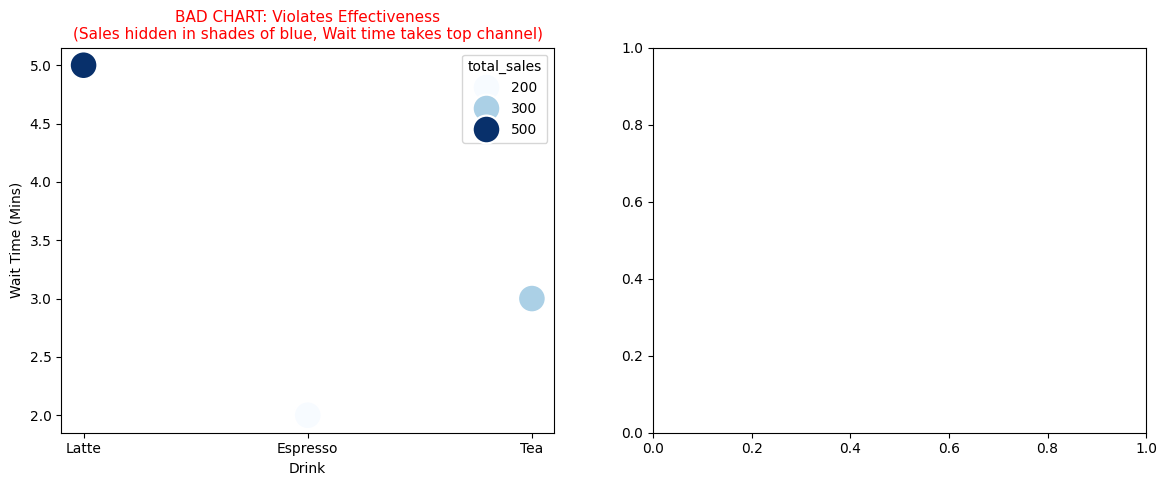
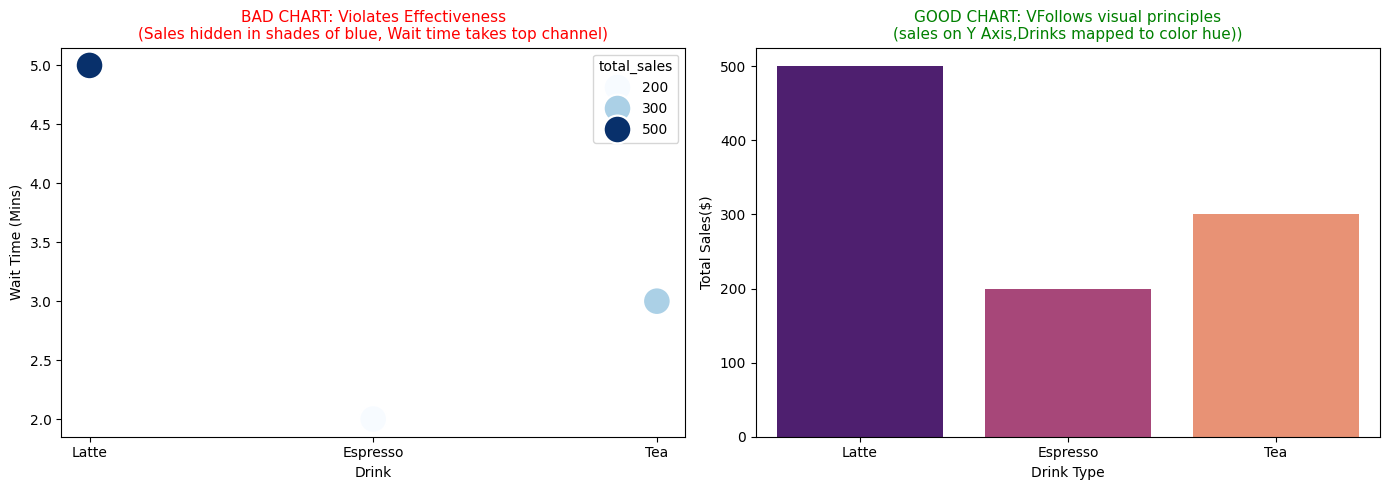
Unified diff of the notebook cell whose output changed from the first chart to the second:
--- before
+++ after
@@ -14,2 +14,18 @@
 axes[0].set_ylabel("Wait Time (Mins)")
 axes[0].set_xlabel("Drink")
+
+sns.barplot(
+    ax = axes[1],
+    data = df,
+    x='drink',
+    y='total_sales',
+    palette="magma",
+    legend=False
+)
+
+axes[1].set_title("GOOD CHART: VFollows visual principles\n(sales on Y Axis,Drinks mapped to color hue))",fontsize=11, color='green')
+axes[1].set_ylabel("Total Sales($)")
+axes[1].set_xlabel("Drink Type")
+
+plt.tight_layout()
+plt.show()

Commit: charts